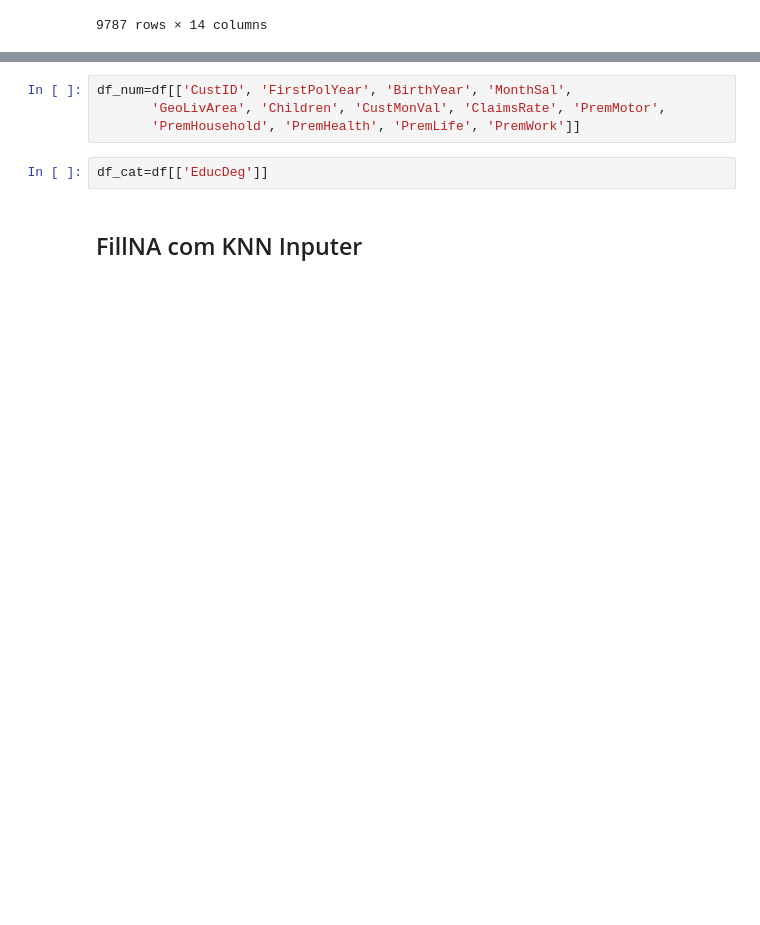
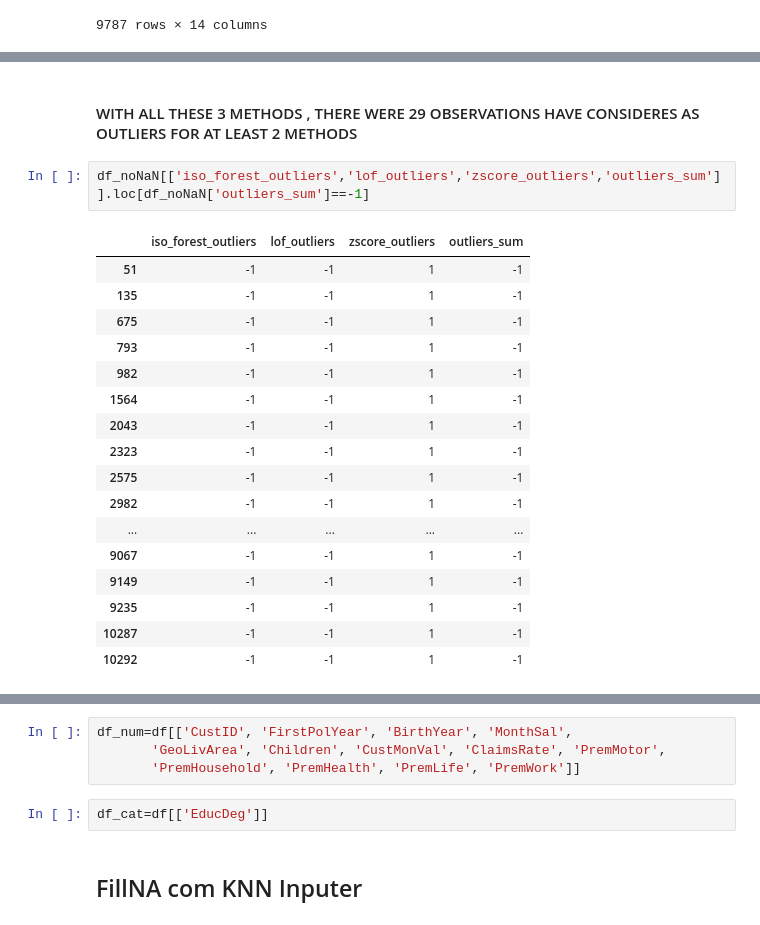
Before and after one commit to albertoparenti/Data-Mining-Project, a Jupyter notebook: DataMinig_V1.ipynb, the cells around one changed output, grey strips where cells are left out. Drawn from its saved outputs; the diff is of its cells as text; blank space fills up the shorter version.

```diff
--- a/DataMinig_V1.ipynb
+++ b/DataMinig_V1.ipynb
@@ -293,0 +373,22 @@ df_withoutOutliers
+# %% [markdown]
+#### WITH ALL THESE 3 METHODS , THERE WERE 29 OBSERVATIONS HAVE CONSIDERES AS OUTLIERS FOR AT LEAST 2 METHODS
+# %%
+df_noNaN[['iso_forest_outliers','lof_outliers','zscore_outliers','outliers_sum']].loc[df_noNaN['outliers_sum']==-1]
+# %% [output]
+|  | iso_forest_outliers | lof_outliers | zscore_outliers | outliers_sum |
+| 51 | -1 | -1 | 1 | -1 |
+| 135 | -1 | -1 | 1 | -1 |
+| 675 | -1 | -1 | 1 | -1 |
+| 793 | -1 | -1 | 1 | -1 |
+| 982 | -1 | -1 | 1 | -1 |
+| 1564 | -1 | -1 | 1 | -1 |
+| 2043 | -1 | -1 | 1 | -1 |
+| 2323 | -1 | -1 | 1 | -1 |
+| 2575 | -1 | -1 | 1 | -1 |
+| 2982 | -1 | -1 | 1 | -1 |
+| ... | ... | ... | ... | ... |
+| 9067 | -1 | -1 | 1 | -1 |
+| 9149 | -1 | -1 | 1 | -1 |
+| 9235 | -1 | -1 | 1 | -1 |
+| 10287 | -1 | -1 | 1 | -1 |
+| 10292 | -1 | -1 | 1 | -1 |
```
Also changed, not shown: parts of 27 cells of this notebook.
